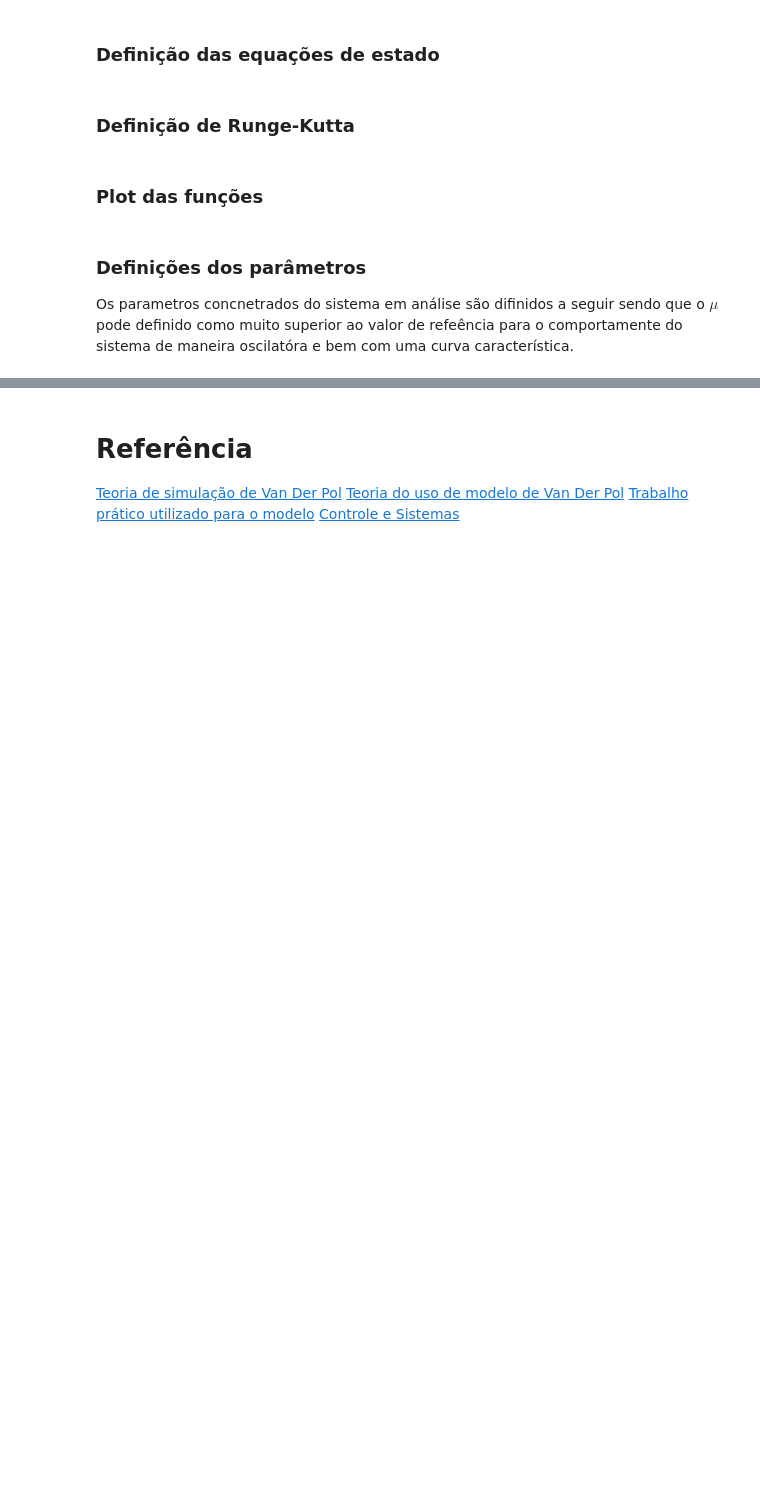
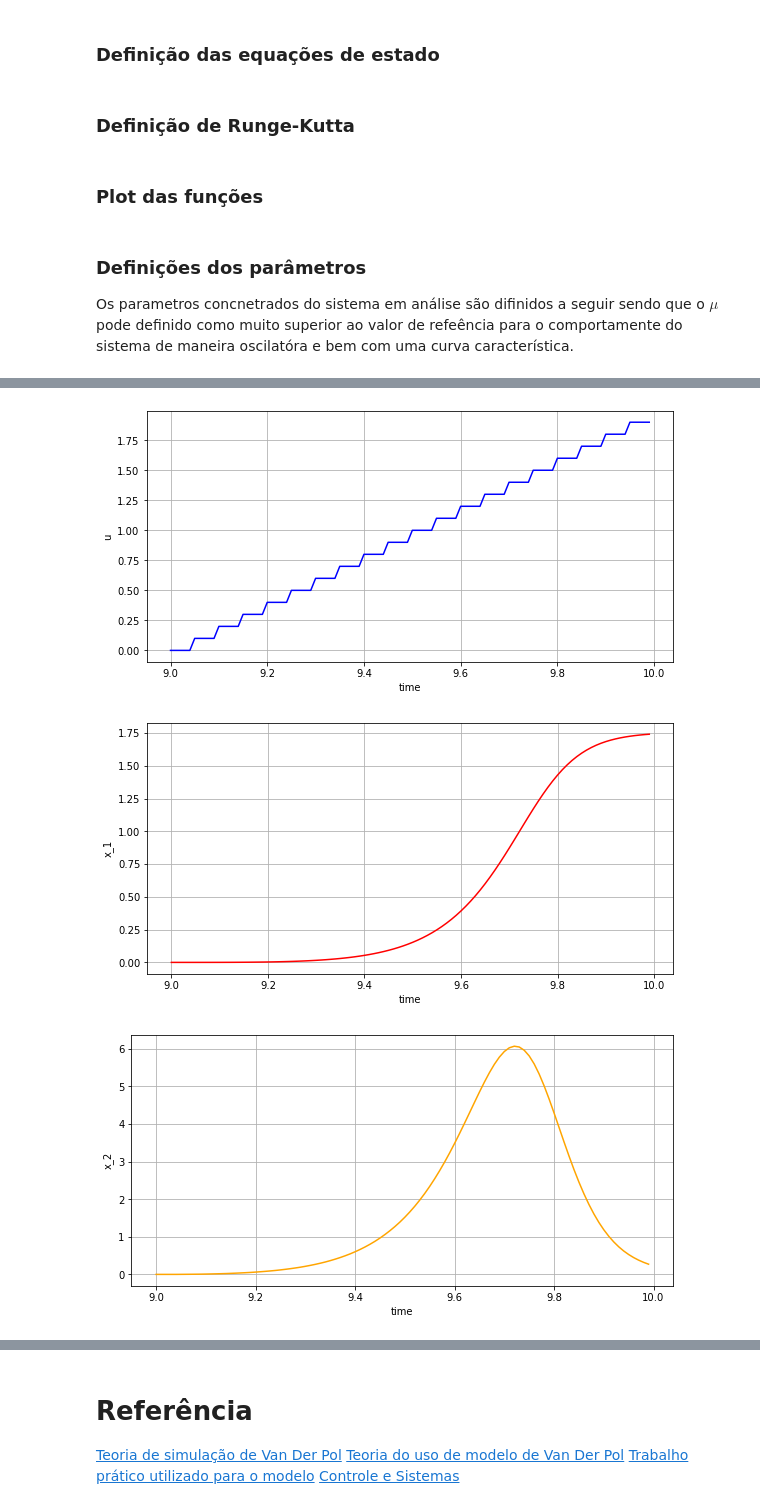
Before and after one commit to felipefrocha/esufmg-tmsd, a Jupyter notebook: van_der_pol.ipynb, the cells around one changed output, grey strips where cells are left out. Drawn from its saved outputs; the diff is of its cells as text; code cells hidden in the pictures; blank space fills up the shorter version.

```diff
--- a/van_der_pol.ipynb
+++ b/van_der_pol.ipynb
@@ -97,20 +96,20 @@ def run_rk(t:np.ndarray, x:np.ndarray, u, h):
  definido como muito superior ao valor de refeência para o comportamente do sistema de maneira oscilatóra
  e bem com uma curva característica.
 # %%
-t0 = 900
-tf = 1000
+t0 = 9
+tf = 10
 h = 0.01
 t = np.arange(t0, tf, h)
 
-[print(i) for i in t if i < 0.1]
+# [print(i) for i in t if i < 0.1]
 
-x0 = np.array([[0.1], [0.1]])
+x0 = np.array([[0], [0]])
 
 z_x = np.zeros((len(x0), len(t) - 1))
 x = x0.copy()
 x = np.append(x, z_x, axis=1)
 
-print(x)
+# print(x)
 
 Ts = 1 / 100
 omega = (2 * math.pi) / 10
@@ -121,0 +125,12 @@ run_rk(t.copy() ,x.copy(), u.copy() , h)
+# %%
+# Sequencia de Degrau
+level = np.arange(0, 2, 0.1)
+width = math.floor(len(t)/len(level))
+ones = np.ones((1,width))
+arr = [ level[i] * j  for i in range(len(level)) for j in ones]
+u = np.array((arr)).flatten()
+run_rk(t.copy() ,x.copy(), u.copy() , h)
+# %% [output]
+[figure, added]
+[figure, added]
+[figure, added]
```
Also changed, not shown: parts of 15 cells of this notebook.
